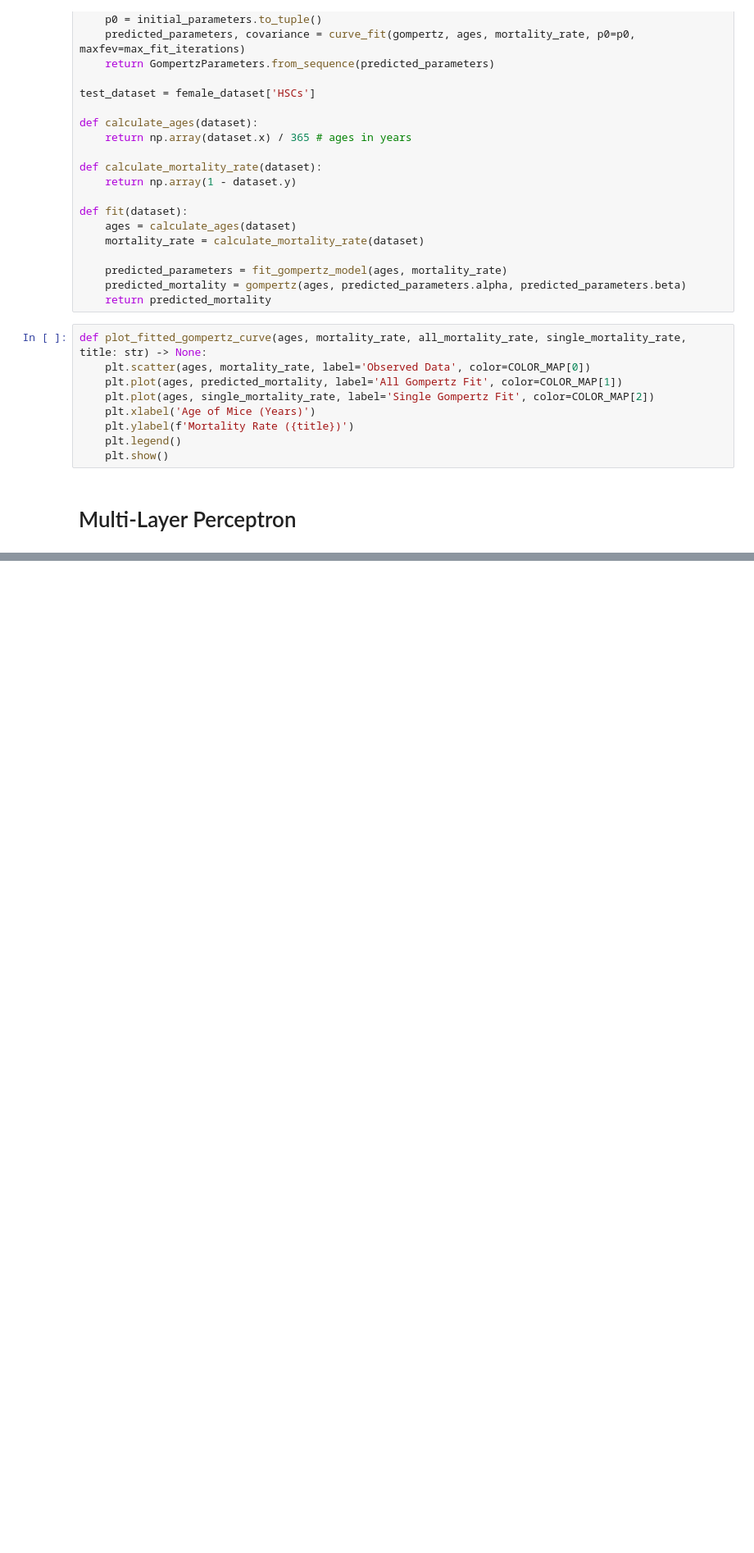
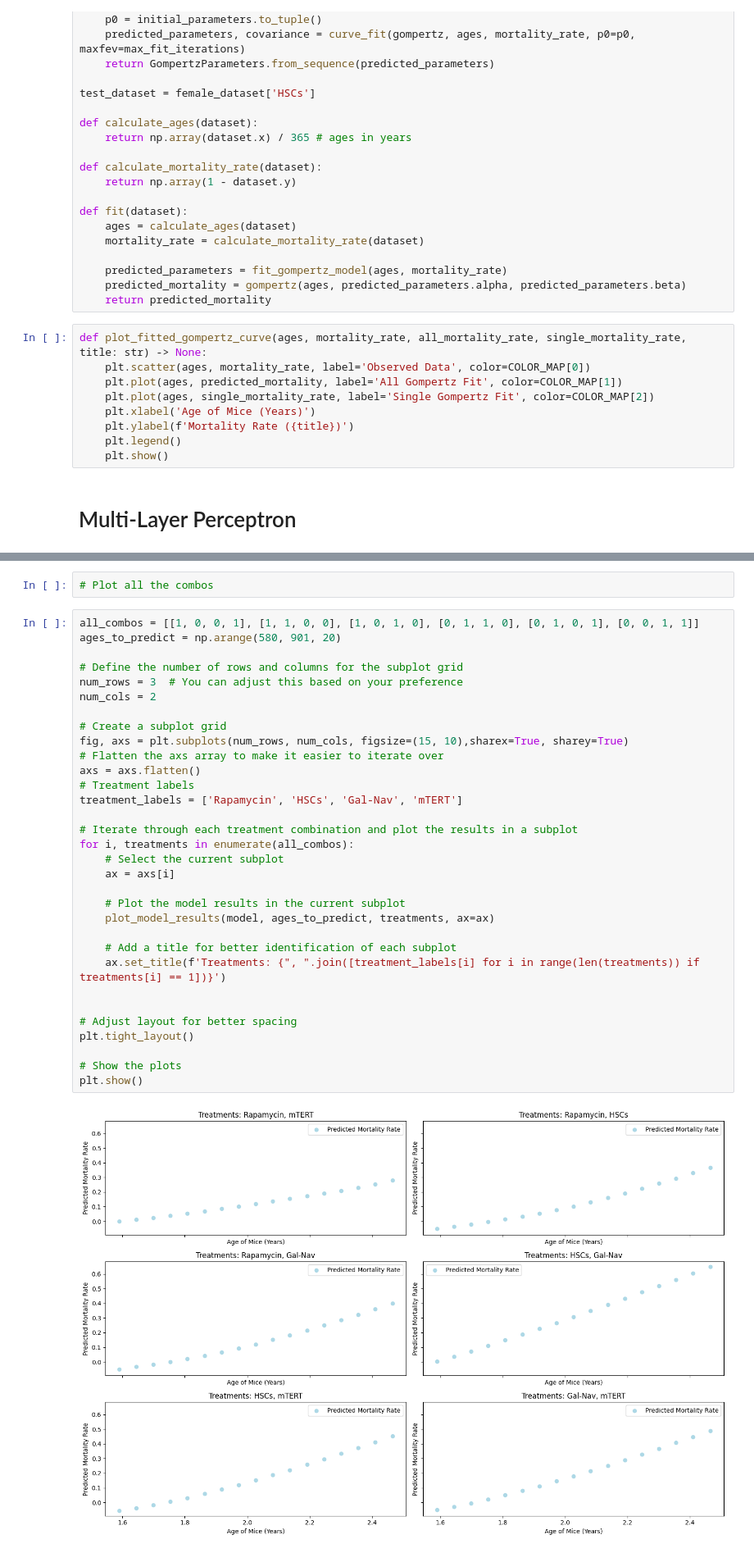
Before and after one commit to shs2017/Data-Literacy, a Jupyter notebook: exp/MLP_Model.ipynb, the cells around one changed output, grey strips where cells are left out. Shown at 82% size. Drawn from its saved outputs; the diff is of its cells as text; blank space fills up the shorter version.

```diff
--- a/exp/MLP_Model.ipynb
+++ b/exp/MLP_Model.ipynb
@@ -368,0 +392,36 @@ plt.show()
+# %%
+# Plot all the combos
+# %%
+all_combos = [[1, 0, 0, 1], [1, 1, 0, 0], [1, 0, 1, 0], [0, 1, 1, 0], [0, 1, 0, 1], [0, 0, 1, 1]]
+ages_to_predict = np.arange(580, 901, 20)
+
+# Define the number of rows and columns for the subplot grid
+num_rows = 3  # You can adjust this based on your preference
+num_cols = 2
+
+# Create a subplot grid
+fig, axs = plt.subplots(num_rows, num_cols, figsize=(15, 10),sharex=True, sharey=True)
+# Flatten the axs array to make it easier to iterate over
+axs = axs.flatten()
+# Treatment labels
+treatment_labels = ['Rapamycin', 'HSCs', 'Gal-Nav', 'mTERT']
+
+# Iterate through each treatment combination and plot the results in a subplot
+for i, treatments in enumerate(all_combos):
+    # Select the current subplot
+    ax = axs[i]
+
+    # Plot the model results in the current subplot
+    plot_model_results(model, ages_to_predict, treatments, ax=ax)
+
+    # Add a title for better identification of each subplot
+    ax.set_title(f'Treatments: {", ".join([treatment_labels[i] for i in range(len(treatments)) if treatments[i] == 1])}')
+
+
+# Adjust layout for better spacing
+plt.tight_layout()
+
+# Show the plots
+plt.show()
+# %% [output]
+[figure, added]
```
Also changed, not shown: parts of 6 cells of this notebook.
